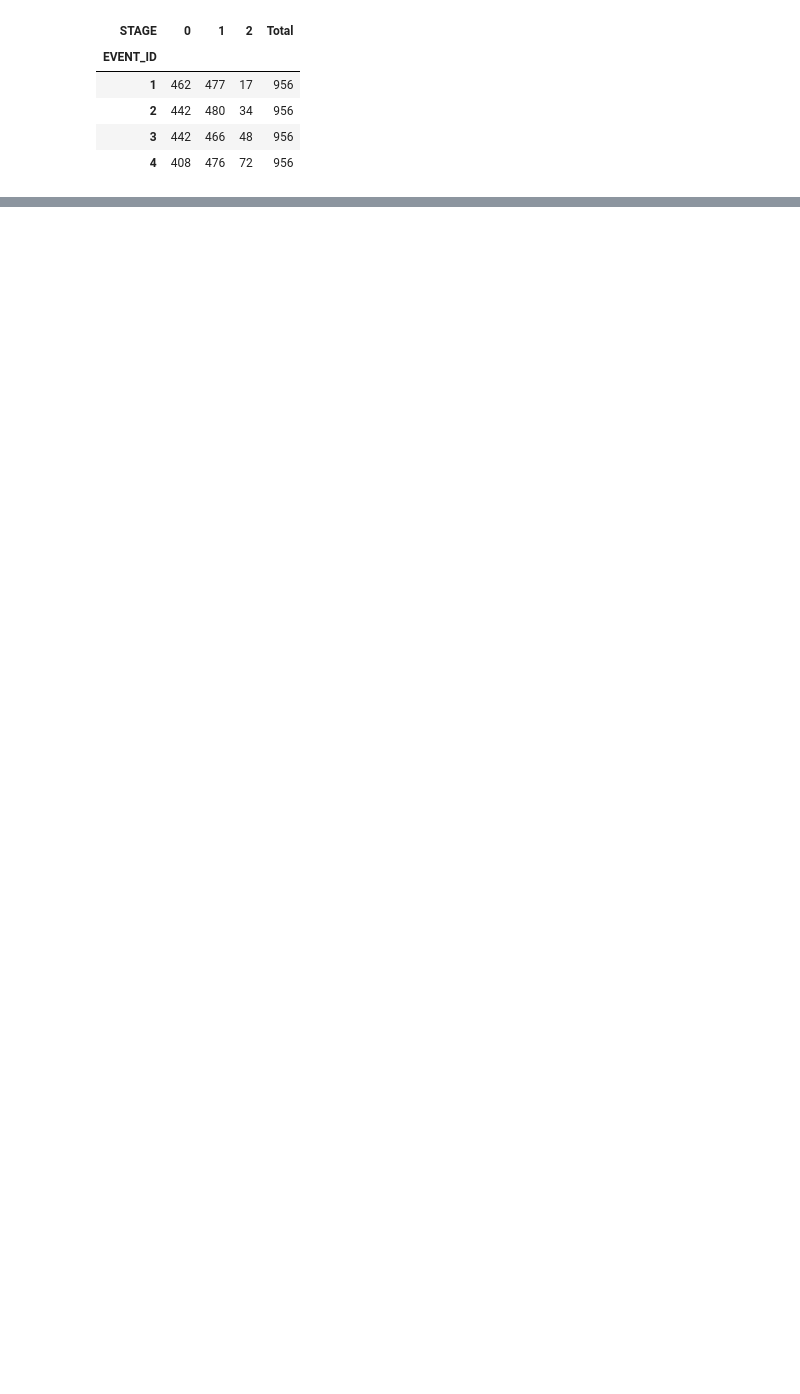
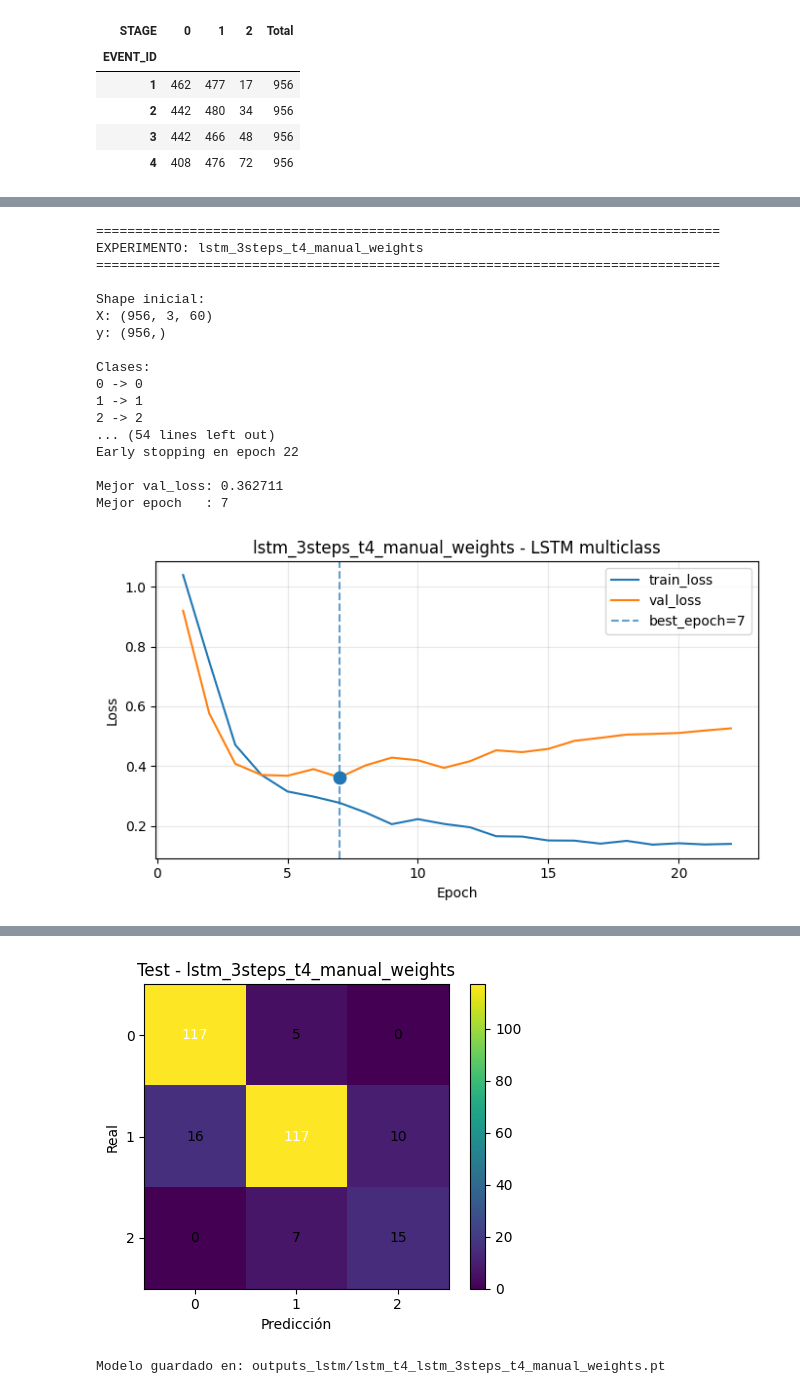
Before and after one commit to fserracrespi/PD_progression_ppmi, a Jupyter notebook: SCRIPTS/PYTHON/MODEL_ANALYSIS/CLASSIFICATION_STUDIES/LSTM_V2.ipynb, the cells around one changed output, grey strips where cells are left out. Cells and saved outputs as stored; diff of their text form; code cells hidden in the pictures; blank space fills up the shorter version.

Commit message:
modelo lstm problemas

```diff
--- a/SCRIPTS/PYTHON/MODEL_ANALYSIS/CLASSIFICATION_STUDIES/LSTM_V2.ipynb
+++ b/SCRIPTS/PYTHON/MODEL_ANALYSIS/CLASSIFICATION_STUDIES/LSTM_V2.ipynb
@@ -30,0 +170,40 @@ tab
+# %%
+# =========================
+# ESCALADO 3D
+# =========================
+
+def fit_transform_lstm_scaler(X_train, X_val=None, X_test=None):
+    """
+    Escala X con shape:
+        (n_samples, timesteps, n_features)
+
+    Ajusta el scaler solo con X_train.
+    """
+
+    scaler = StandardScaler()
+
+    n_train, timesteps, n_features = X_train.shape
+
+    X_train_2d = X_train.reshape(-1, n_features)
+    X_train_scaled = scaler.fit_transform(X_train_2d)
+    X_train_scaled = X_train_scaled.reshape(n_train, timesteps, n_features)
+
+    outputs = [X_train_scaled]
+
+    if X_val is not None:
+        n_val = X_val.shape[0]
+        X_val_2d = X_val.reshape(-1, n_features)
+        X_val_scaled = scaler.transform(X_val_2d)
+        X_val_scaled = X_val_scaled.reshape(n_val, timesteps, n_features)
+        outputs.append(X_val_scaled)
+
+    if X_test is not None:
+        n_test = X_test.shape[0]
+        X_test_2d = X_test.reshape(-1, n_features)
+        X_test_scaled = scaler.transform(X_test_2d)
+        X_test_scaled = X_test_scaled.reshape(n_test, timesteps, n_features)
+        outputs.append(X_test_scaled)
+
+    outputs.append(scaler)
+
+    return tuple(outputs)
@@ -30,0 +966,24 @@ tab
+# %%
+result = run_pipeline_lstm_t4(
+    cfg=cfg,
+    df=df
+)
+# %% [output]
+================================================================================
+EXPERIMENTO: lstm_3steps_t4_manual_weights
+================================================================================
+
+Shape inicial:
+X: (956, 3, 60)
+y: (956,)
+
+Clases:
+0 -> 0
+1 -> 1
+2 -> 2
+... (54 lines left out)
+Early stopping en epoch 22
+
+Mejor val_loss: 0.362711
+Mejor epoch   : 7
+[figure, added]
@@ -30,0 +1007,2 @@ tab
+[figure, added]
+Modelo guardado en: outputs_lstm/lstm_t4_lstm_3steps_t4_manual_weights.pt
```
Also changed, not shown: parts of 27 cells of this notebook, 5 other files.
